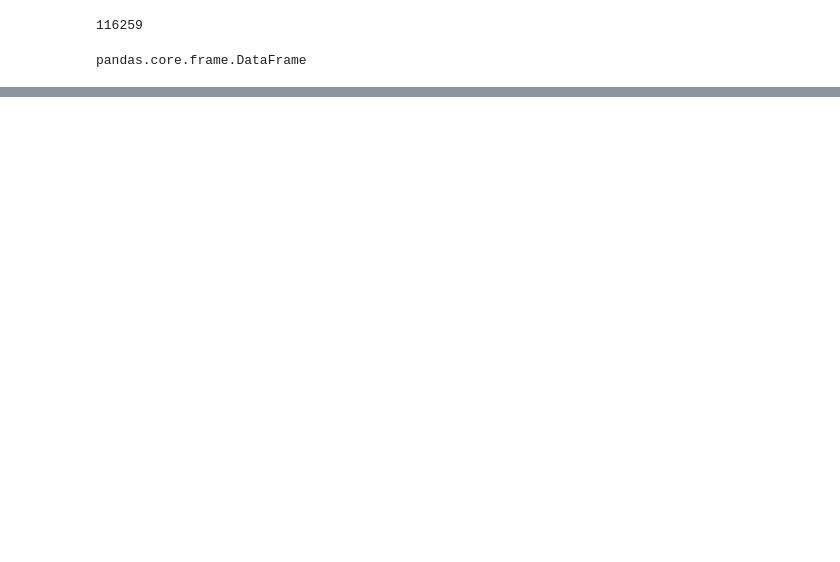
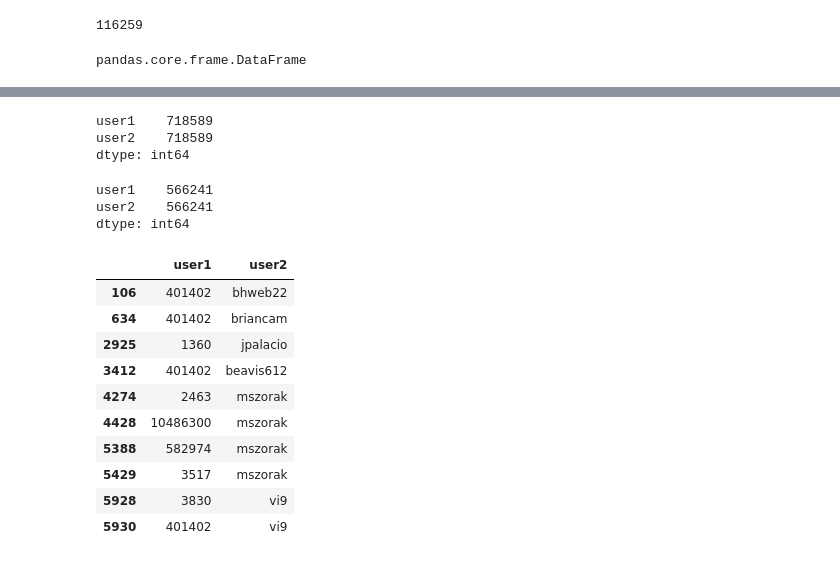
Before and after one commit to ShaluRani/256_group_project, a Jupyter notebook: Data_Processing_Trust_Files.ipynb, the cells around one changed output, grey strips where cells are left out. Drawn from its saved outputs; the diff is of its cells as text; code cells hidden in the pictures; blank space fills up the shorter version.

```diff
--- a/Data_Processing_Trust_Files.ipynb
+++ b/Data_Processing_Trust_Files.ipynb
@@ -159,0 +262,4 @@ result.to_csv('Dataset/epinion_network_trustedby.csv')
+# %%
+df = df[['user1', 'user2']]
+# %%
+df.drop_duplicates(inplace = True)
@@ -159,0 +272,17 @@ result.to_csv('Dataset/epinion_network_trustedby.csv')
+# %%
+#df_new = df_new.append(df[['user1','user2']])
+df_new = pd.concat([df_new, df])
+# %%
+df_new.count()
+# %% [output]
+user1    718589
+user2    718589
+dtype: int64
+# %%
+df_new.drop_duplicates(inplace = True)
+# %%
+df_new.count()
+# %% [output]
+user1    566241
+user2    566241
+dtype: int64
@@ -159,0 +293,14 @@ result.to_csv('Dataset/epinion_network_trustedby.csv')
+# %%
+df_new[df_new['user1'].str.isdigit() ==True].head(10)
+# %% [output]
+|  | user1 | user2 |
+| 106 | 401402 | bhweb22 |
+| 634 | 401402 | briancam |
+| 2925 | 1360 | jpalacio |
+| 3412 | 401402 | beavis612 |
+| 4274 | 2463 | mszorak |
+| 4428 | 10486300 | mszorak |
+| 5388 | 582974 | mszorak |
+| 5429 | 3517 | mszorak |
+| 5928 | 3830 | vi9 |
+| 5930 | 401402 | vi9 |
```
Also changed, not shown: parts of 27 cells of this notebook, 2 other files.
